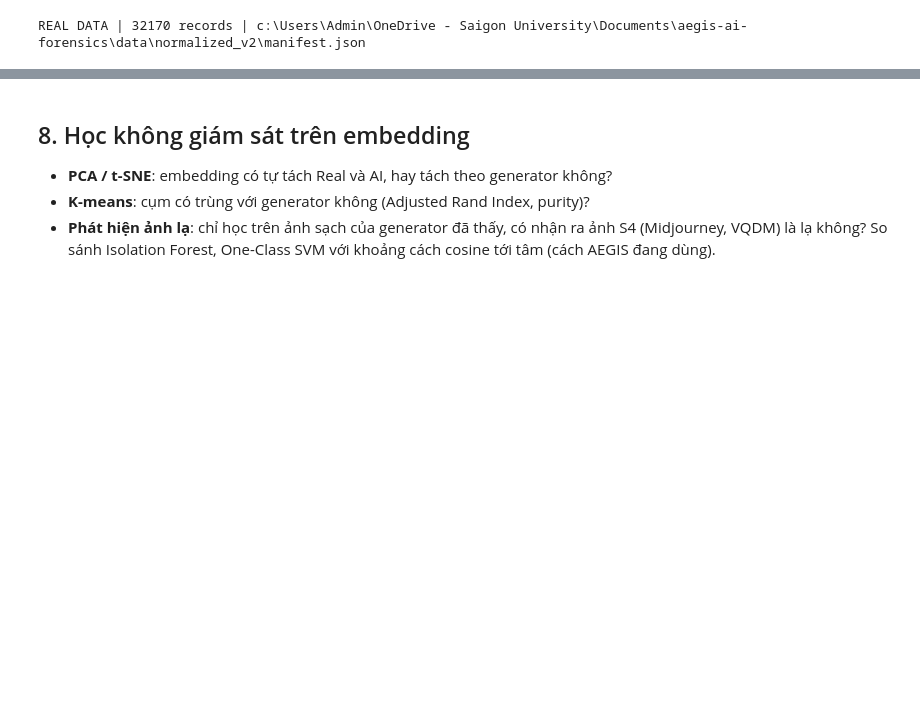
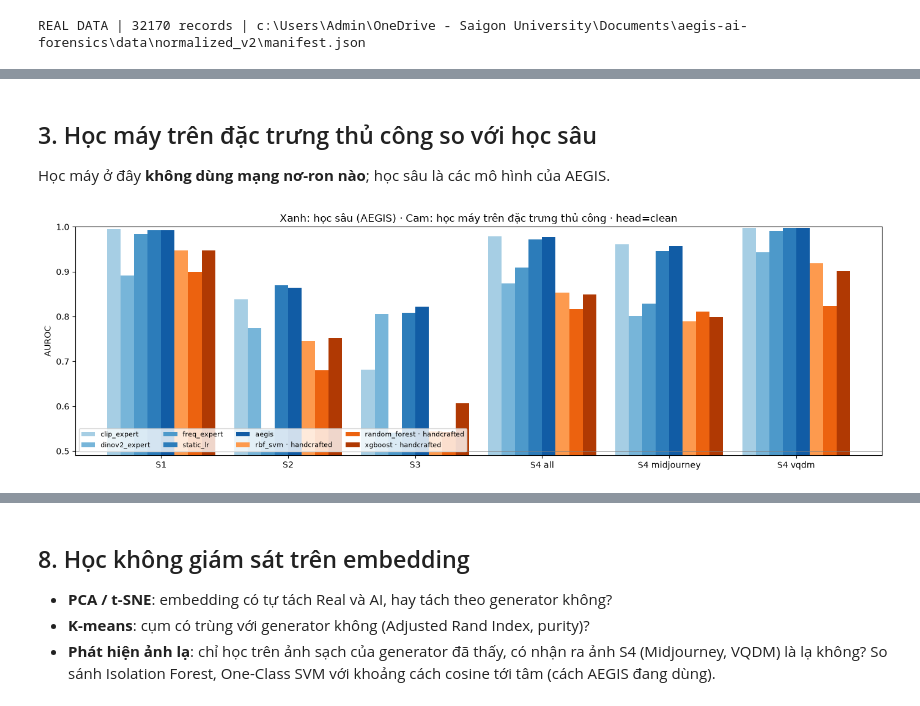
Before and after one commit to SuccessPhan/aegis-ai-forensics, a Jupyter notebook: notebooks/04_ml_model_comparison.ipynb, the cells around one changed output, grey strips where cells are left out. Drawn from its saved outputs; the diff is of its cells as text; code cells hidden in the pictures; blank space fills up the shorter version.

```diff
--- a/notebooks/04_ml_model_comparison.ipynb
+++ b/notebooks/04_ml_model_comparison.ipynb
@@ -248,0 +63,17 @@ Fit trên `val_gating_fit`, chọn siêu tham số trên `val_gating_verify`, đ
+# %%
+from src.data.handcrafted import FEATURE_NAMES, build_cache
+from src.evaluation.ml_comparison import (DEEP_METHODS, DEEP_SET, FEATURE_SETS, HEAD_VARIANTS, REFERENCE, load_all,
+                                          run_comparison, run_fusion_comparison)
+from src.learning.classic_models import DEFAULT_MODELS, describe_models
+
+FEATURES = list(FEATURE_SETS)          # ["handcrafted", "clip", "dinov2"]
+HEADS = list(HEAD_VARIANTS)            # ["clean", "aug"]: ảnh train chỉ sạch / thêm ảnh bị nén, làm mờ
+MODELS = list(DEFAULT_MODELS)          # ["rbf_svm", "random_forest", "xgboost"]
+DEEP = list(DEEP_METHODS)              # các mô hình xử lý ảnh của AEGIS
+B = 300 if DEMO else 2000
+OUT = ROOT / ("reports/demo_ml_comparison" if DEMO else "reports/ml_comparison")
+HV = HEADS[0]                          # biến thể dùng cho các biểu đồ (đổi thành "aug" để xem biến thể kia)
+FS = "clip+dinov2"                     # bộ đặc trưng cho mục 8 (học không giám sát)
+display(pd.DataFrame([{"mô hình": m, "nhóm": "Học sâu (AEGIS)", "mô tả": d} for m, d in DEEP_METHODS.items()]
+                     + [{"mô hình": r["model"], "nhóm": f"Học máy ({r['family']})", "mô tả": r["note"]}
+                        for r in describe_models(MODELS)]))
@@ -248,0 +224,16 @@ Fit trên `val_gating_fit`, chọn siêu tham số trên `val_gating_verify`, đ
+# %% [markdown]
+## 3. Học máy trên đặc trưng thủ công so với học sâu
+
+Học máy ở đây **không dùng mạng nơ-ron nào**; học sâu là các mô hình của AEGIS.
+# %%
+methods = DEEP + [f"{m} · handcrafted" for m in MODELS]
+sub = pooled[(pooled.head_variant == HV) & pooled.method.isin(methods)]
+piv = sub.pivot_table(index="method", columns="col", values="auroc")[order].loc[methods]
+ax = piv.T.plot.bar(figsize=(14, 4.5), width=0.85,
+                    color=[plt.cm.Blues(0.35 + 0.12 * i) for i in range(len(DEEP))]
+                    + [plt.cm.Oranges(0.45 + 0.2 * i) for i in range(len(MODELS))])
+ax.set_ylim(max(0.3, np.nanmin(piv.values) - 0.05), 1.0); ax.set_ylabel("AUROC"); ax.axhline(0.5, color="gray", lw=0.6); ax.set_xlabel("")
+ax.set_title(f"Xanh: học sâu (AEGIS) · Cam: học máy trên đặc trưng thủ công · head={HV}")
+ax.legend(ncol=4, fontsize=8, loc="lower left"); plt.xticks(rotation=0); plt.tight_layout(); plt.show()
+# %% [output]
+[figure, added]
```
Also changed, not shown: parts of 41 cells of this notebook, 12 other files.
